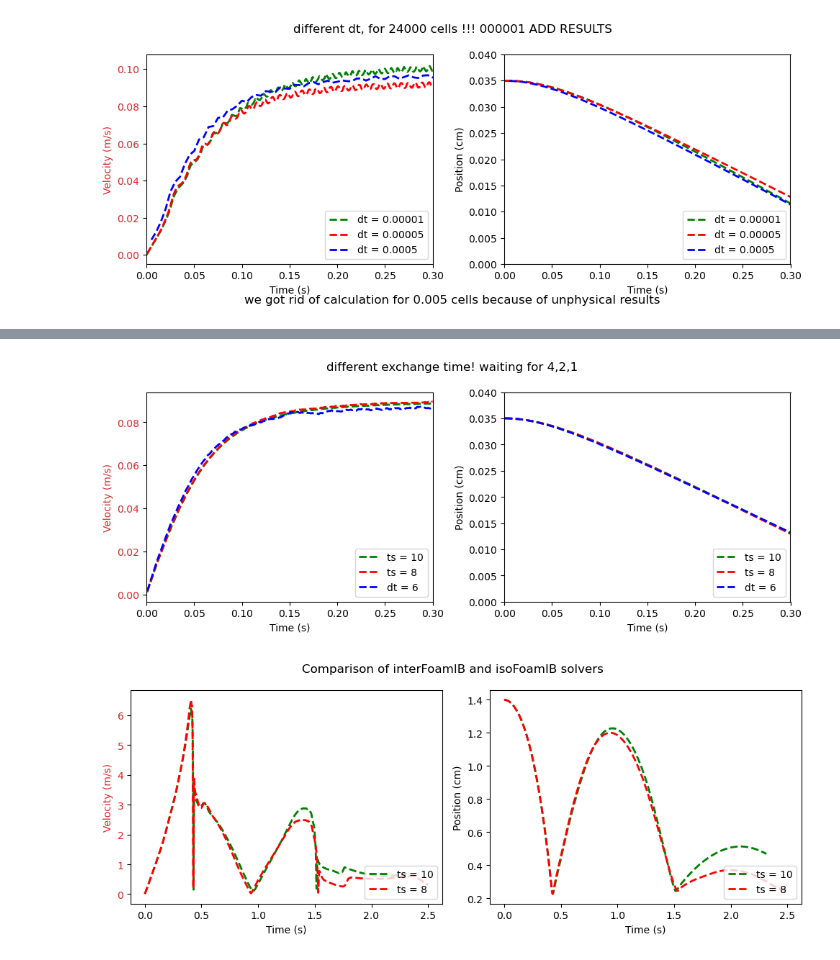
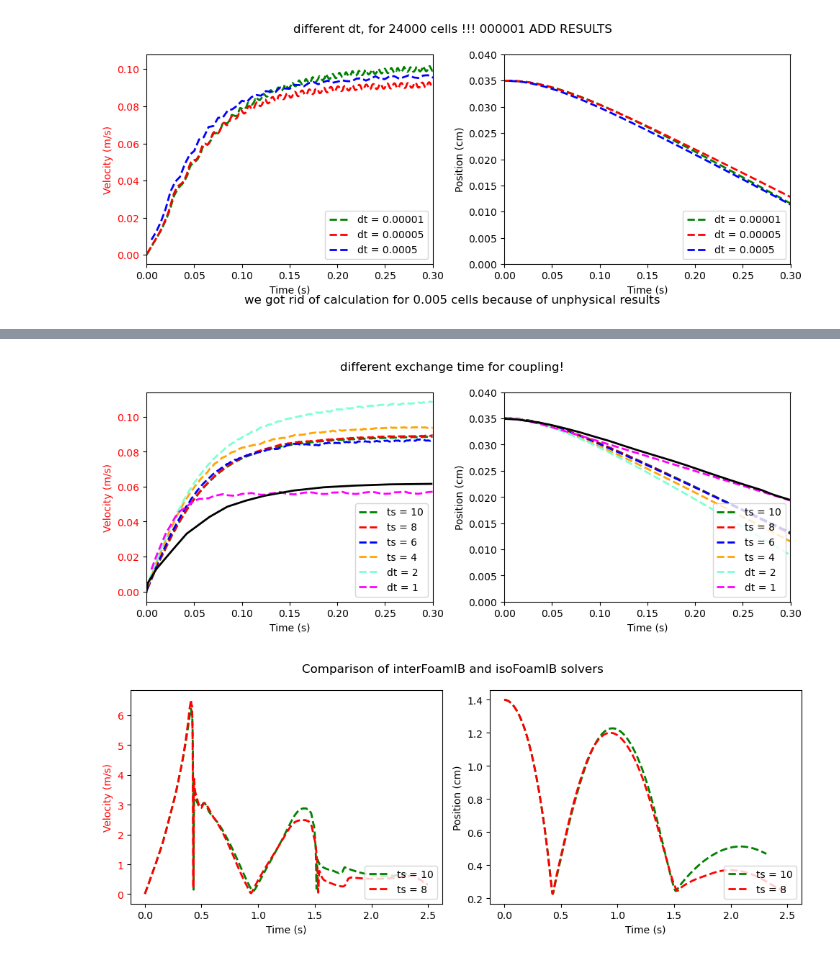
Before and after one commit to ZiboXia/Thesis_Sarmakeeva_updated, a Jupyter notebook: 1_sph_RE/1_sph_falling_final.ipynb, the cells around one changed output, grey strips where cells are left out. Cells and saved outputs as stored; diff of their text form; code cells hidden in the pictures.

```diff
--- a/1_sph_RE/1_sph_falling_final.ipynb
+++ b/1_sph_RE/1_sph_falling_final.ipynb
@@ -217,38 +222,40 @@ directories = [10, 6, 8]#, 4, 2, 1]
 load_particle_data_timestep(directories)
 # %%
 fig, (ax1,ax2) = plt.subplots(1, 2, figsize=(10, 4))
-fig.suptitle('different exchange time! waiting for 4,2,1')
+fig.suptitle('different exchange time for coupling!')
 
 ax1.plot(par2vel_ts_10[:,0][:], np.sqrt(par2vel_ts_10[:, 1]**2 + par2vel_ts_10[:, 2]**2 + par2vel_ts_10[:, 3]**2)[:], '--',color = 'green',linewidth=linienstaerke, markersize=MarkerGroesse,label='ts = 10')
 ax1.plot(par2vel_ts_8[:,0][:600], np.sqrt(par2vel_ts_8[:, 1]**2 + par2vel_ts_8[:, 2]**2 + par2vel_ts_8[:, 3]**2)[:600], '--',color = 'red',linewidth=linienstaerke, markersize=MarkerGroesse,label='ts = 8')
-ax1.plot(par2vel_ts_6[:,0][:600], np.sqrt(par2vel_ts_6[:, 1]**2 + par2vel_ts_6[:, 2]**2 + par2vel_ts_6[:, 3]**2)[:600], '--',color = 'blue',linewidth=linienstaerke, markersize=MarkerGroesse, label='dt = 6')
-#ax1.plot(par2vel_ts_4[:,0][:600], np.sqrt(par2vel_ts_4[:, 1]**2 + par2vel_ts_4[:, 2]**2 + par2vel_ts_4[:, 3]**2)[:600], '--',color = 'blue',linewidth=linienstaerke, markersize=MarkerGroesse, label='dt = 4')
-#ax1.plot(par2vel_ts_2[:,0][:600], np.sqrt(par2vel_ts_2[:, 1]**2 + par2vel_ts_2[:, 2]**2 + par2vel_ts_2[:, 3]**2)[:600], '--',color = 'blue',linewidth=linienstaerke, markersize=MarkerGroesse, label='dt = 2')
-#ax1.plot(par2vel_ts_1[:,0][:600], np.sqrt(par2vel_ts_1[:, 1]**2 + par2vel_ts_1[:, 2]**2 + par2vel_ts_1[:, 3]**2)[:600], '--',color = 'blue',linewidth=linienstaerke, markersize=MarkerGroesse, label='dt = 1')
+ax1.plot(par2vel_ts_6[:,0][:600], np.sqrt(par2vel_ts_6[:, 1]**2 + par2vel_ts_6[:, 2]**2 + par2vel_ts_6[:, 3]**2)[:600], '--',color = 'blue',linewidth=linienstaerke, markersize=MarkerGroesse, label='ts = 6')
+ax1.plot(par2vel_ts_4[:,0][:600], np.sqrt(par2vel_ts_4[:, 1]**2 + par2vel_ts_4[:, 2]**2 + par2vel_ts_4[:, 3]**2)[:600], '--',color = 'orange',linewidth=linienstaerke, markersize=MarkerGroesse, label='ts = 4')
+ax1.plot(par2vel_ts_2[:,0][:600], np.sqrt(par2vel_ts_2[:, 1]**2 + par2vel_ts_2[:, 2]**2 + par2vel_ts_2[:, 3]**2)[:600], '--',color = 'aquamarine',linewidth=linienstaerke, markersize=MarkerGroesse, label='dt = 2')
+ax1.plot(par2vel_ts_1[:,0][:600], np.sqrt(par2vel_ts_1[:, 1]**2 + par2vel_ts_1[:, 2]**2 + par2vel_ts_1[:, 3]**2)[:600], '--',color = 'magenta',linewidth=linienstaerke, markersize=MarkerGroesse, label='dt = 1')
+ax1.plot(velocity['x'],velocity[' y'],'-',color ='black',linewidth=linienstaerke, markersize=MarkerGroesse)
 ax1.set_xlabel('Time (s)')
 ax1.set_xlim([0, 0.3])
-ax1.set_ylabel('Velocity (m/s)', color=color)
-ax1.tick_params(axis='y', labelcolor=color)
+ax1.set_ylabel('Velocity (m/s)', color='red')
+ax1.tick_params(axis='y', labelcolor='red')
 ax1.legend(loc='lower right')
 
 
 
 ax2.plot(par2_ts_10[:, 0][:],par2_ts_10[:, 3][:], '--',color ='green',linewidth=linienstaerke, markersize=MarkerGroesse,label='ts = 10')
 ax2.plot(par2_ts_8[:, 0][:700],par2_ts_8[:, 3][:700], '--',color ='red',linewidth=linienstaerke, markersize=MarkerGroesse,label='ts = 8')
-ax2.plot(par2_ts_6[:, 0][:700],par2_ts_6[:, 3][:700], '--',color ='blue',linewidth=linienstaerke, markersize=MarkerGroesse,label='dt = 6')
-#ax2.plot(par2_ts_4[:, 0][:700],par2_ts_4[:, 3][:700], '--',color ='blue',linewidth=linienstaerke, markersize=MarkerGroesse,label='ts = 4')
-#ax2.plot(par2_ts_2[:, 0][:700],par2_ts_2[:, 3][:700], '--',color ='blue',linewidth=linienstaerke, markersize=MarkerGroesse,label='dt = 2')
-#ax2.plot(par2_ts_1[:, 0][:700],par2_ts_1[:, 3][:700], '--',color ='blue',linewidth=linienstaerke, markersize=MarkerGroesse,label='dt = 1')
+ax2.plot(par2_ts_6[:, 0][:700],par2_ts_6[:, 3][:700], '--',color ='blue',linewidth=linienstaerke, markersize=MarkerGroesse,label='ts = 6')
+ax2.plot(par2_ts_4[:, 0][:700],par2_ts_4[:, 3][:700], '--',color ='orange',linewidth=linienstaerke, markersize=MarkerGroesse,label='ts = 4')
+ax2.plot(par2_ts_2[:, 0][:700],par2_ts_2[:, 3][:700], '--',color ='aquamarine',linewidth=linienstaerke, markersize=MarkerGroesse,label='dt = 2')
+ax2.plot(par2_ts_1[:, 0][:700],par2_ts_1[:, 3][:700], '--',color ='magenta',linewidth=linienstaerke, markersize=MarkerGroesse,label='dt = 1')
+ax2.plot(pos['x'],pos[' y'], '-',color ='black',linewidth=linienstaerke, markersize=MarkerGroesse)
 ax2.set_xlabel('Time (s)')
 ax2.set_ylabel('Position (cm)')
 ax2.set_xlim([0, 0.3])
 ax2.set_ylim([0, 0.04])
 fig.tight_layout()
 ax2.legend(loc='lower right')
 #fig.text(0.5, 0.02,'we got rid of calculation for 0.005 cells because of unphysical results', ha='center', va='center', fontsize=12)
 plt.show()
 # %% [output]
-[figure, old version]
+[figure, new version]
 # %%
 par2_interFoam = np.loadtxt('isoFoam_and_interFoam/interFoam/position_particle_1.txt')
 par2vel_interFoam = np.loadtxt('isoFoam_and_interFoam/interFoam/velocity_particle_1.txt')
```
Also changed, not shown: parts of 9 cells of this notebook, 37 other files.
